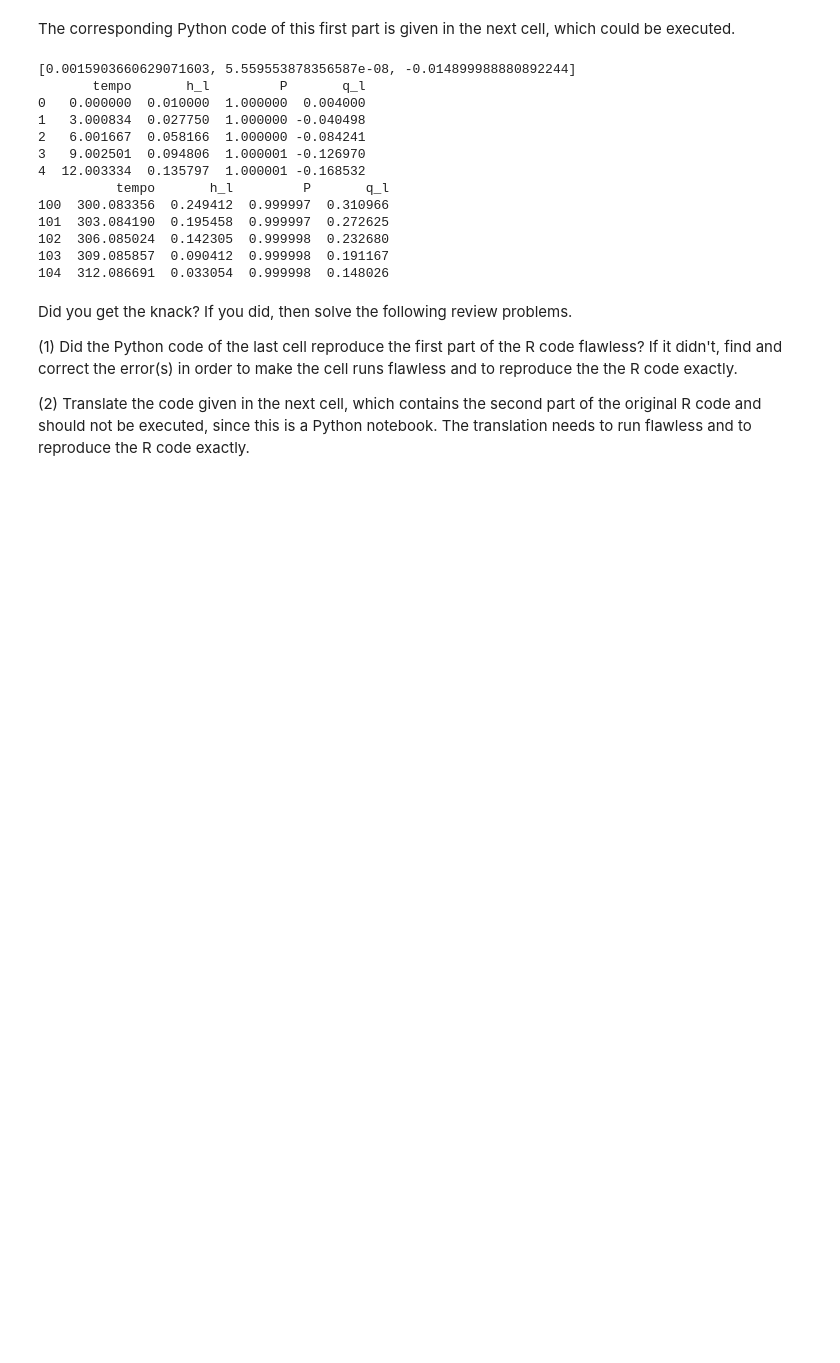
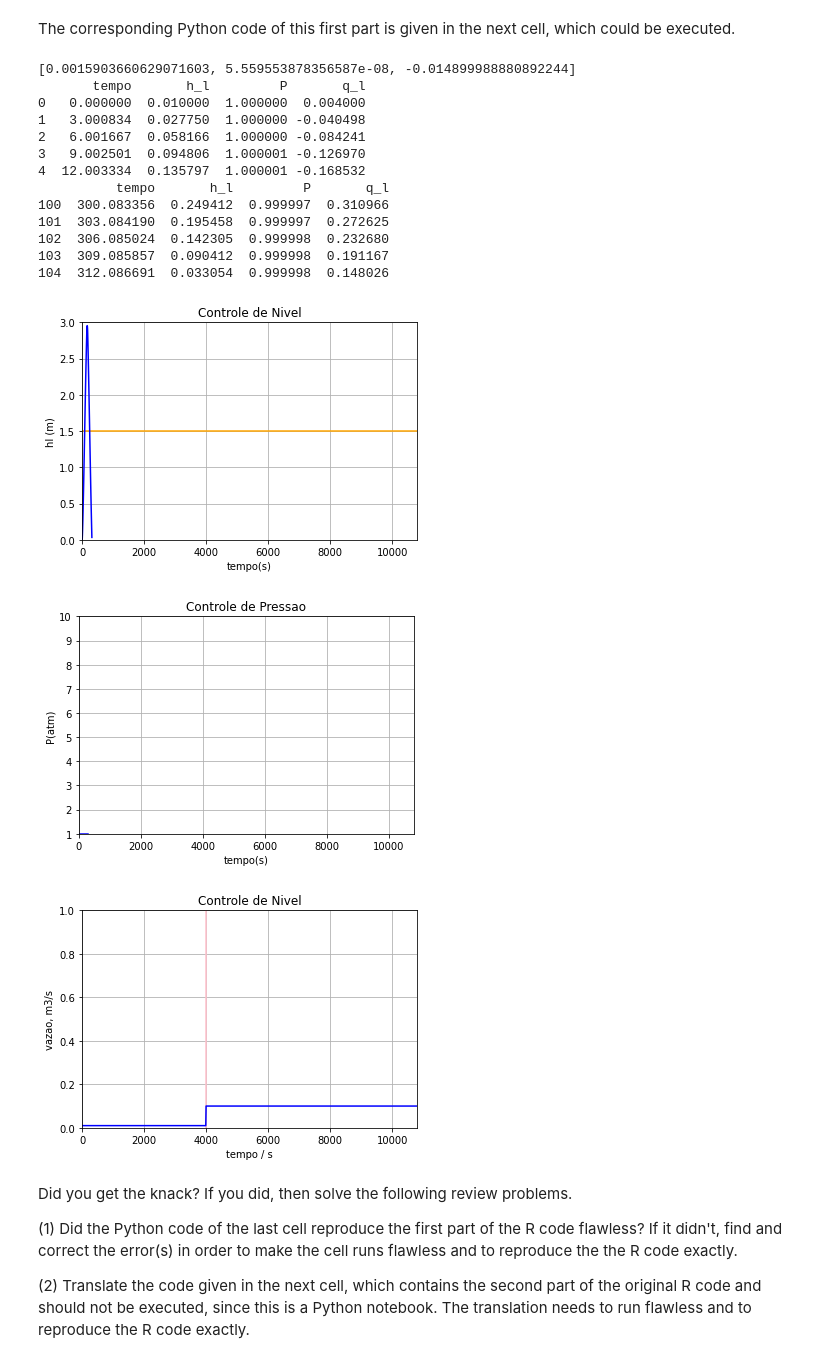
Before and after one commit to gmxavier/FAT0413150, a Jupyter notebook: notebooks/01.01-Rosetta-Stone.ipynb, the cells around one changed output. Saved outputs shown, nothing was run; the diff lists cells and outputs as text; code cells hidden in the pictures; blank space fills up the shorter version.

```diff
--- a/notebooks/01.01-Rosetta-Stone.ipynb
+++ b/notebooks/01.01-Rosetta-Stone.ipynb
@@ -254,33 +293,85 @@ y_ini = [h_l0, Pi, q_l_m0]
 dhfhT_0 = y_der_h(0,y_ini,param)
 print(dhfhT_0)
 
 y = y_ini
 t_op = 3 #h
 t_sim = t_op*3600   # s
 
 times = np.linspace(0, t_sim, num=3600)
 sol_h_real = solve_ivp(y_der_h, (times[0], times[-1]), y_ini, t_eval=times, args=(param,))
 
 sol_h_real = pd.DataFrame(data={'tempo':sol_h_real.t,
                                 'h_l'  :sol_h_real.y[0],
                                 'P'    :sol_h_real.y[1],
                                 'q_l'  :sol_h_real.y[2]})
 print(sol_h_real.head())
 print(sol_h_real.tail())
+
+#Construcao dos graficos
+
+plt.plot(sol_h_real['tempo'], sol_h_real['h_l'], 'b')
+plt.xlabel('tempo(s)');
+plt.ylabel('hl (m)');
+plt.title('Controle de Nivel')
+plt.xlim([0, t_sim])
+plt.ylim([0, hT])
+plt.grid()
+plt.hlines(h_l_sp, 0, t_sim, colors='orange')
+plt.show()
+
+plt.plot(sol_h_real['tempo'], sol_h_real['P'], 'b')
+plt.xlabel('tempo(s)');
+plt.ylabel('P(atm)');
+plt.title('Controle de Pressao')
+plt.xlim([0, t_sim])
+plt.ylim([Pi, 10])
+plt.grid()
+plt.show()
+
+#### Perturbacao tipo degrau em uma vazao de entrada ####
+def f_vaz_pert_degrau(t, vaz_ent, t_eve, f_degrau):
+
+  if t < t_eve:
+    vaz = vaz_ent
+  else:
+    vaz = vaz_ent * f_degrau
+
+  return vaz
+
+npts = 1000
+t_grs = np.linspace(1, t_sim, num=npts)
+vaz_gr = npts*[0]
+t_eve = 4000
+f_degrau = 10
+for i, t_gr in enumerate(t_grs):
+  vaz_gr[i] = f_vaz_pert_degrau(t_gr, q_f_m, t_eve, f_degrau)
+
+plt.plot(t_grs, vaz_gr, 'b')
+plt.xlabel('tempo / s');
+plt.ylabel('vazao, m3/s');
+plt.title('Controle de Nivel')
+plt.xlim([0, t_sim])
+plt.ylim([0, 1])
+plt.grid()
+plt.vlines(t_eve, 0, 1, colors='pink')
+plt.show()
 # %% [output]
 [0.0015903660629071603, 5.559553878356587e-08, -0.014899988880892244]
        tempo       h_l         P       q_l
 0   0.000000  0.010000  1.000000  0.004000
 1   3.000834  0.027750  1.000000 -0.040498
 2   6.001667  0.058166  1.000000 -0.084241
 3   9.002501  0.094806  1.000001 -0.126970
 4  12.003334  0.135797  1.000001 -0.168532
           tempo       h_l         P       q_l
 100  300.083356  0.249412  0.999997  0.310966
 101  303.084190  0.195458  0.999997  0.272625
 102  306.085024  0.142305  0.999998  0.232680
 103  309.085857  0.090412  0.999998  0.191167
 104  312.086691  0.033054  0.999998  0.148026
+[figure, added]
+[figure, added]
+[figure, added]
 # %% [markdown]
 Did you get the knack? If you did, then solve the following review problems.
 
```
Also changed, not shown: parts of 3 cells of this notebook.
